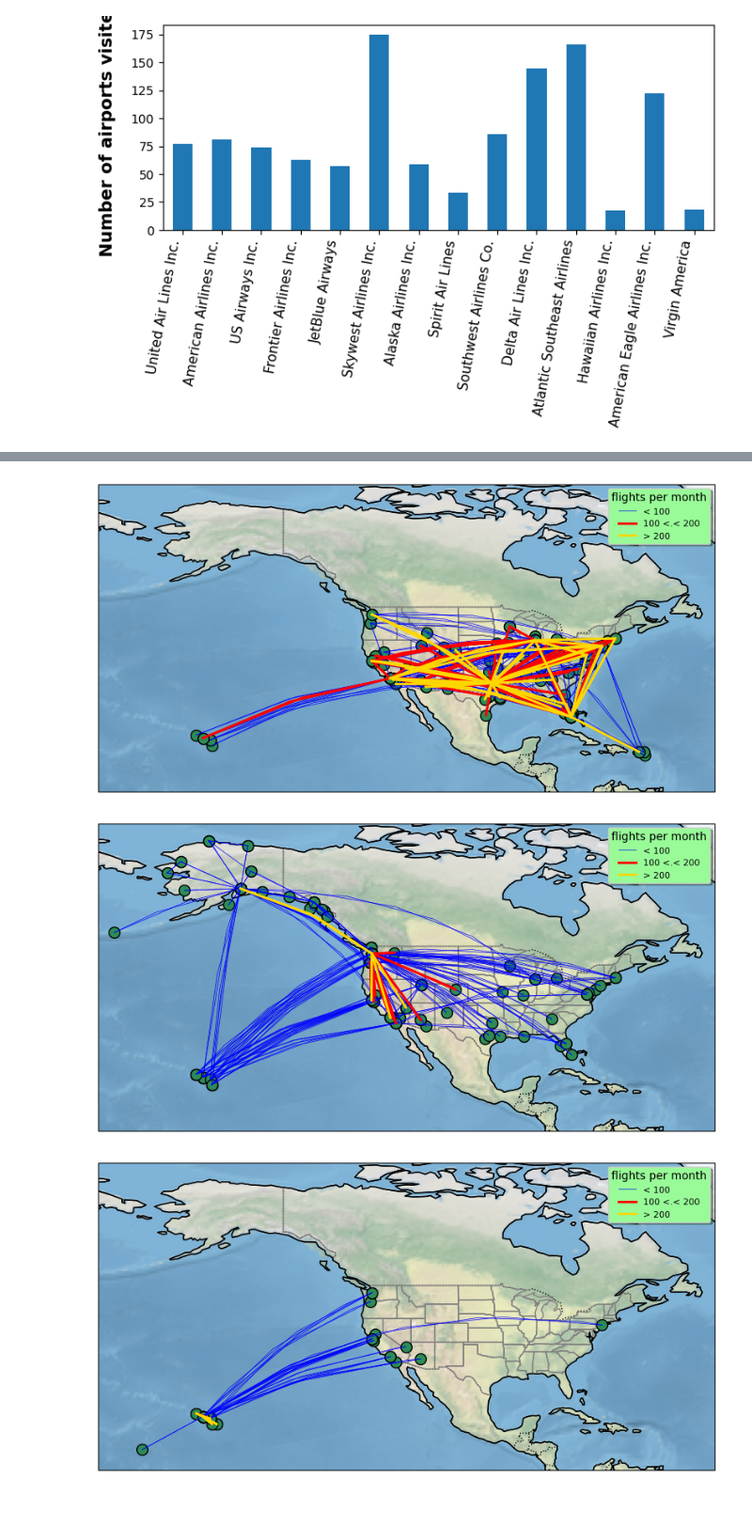
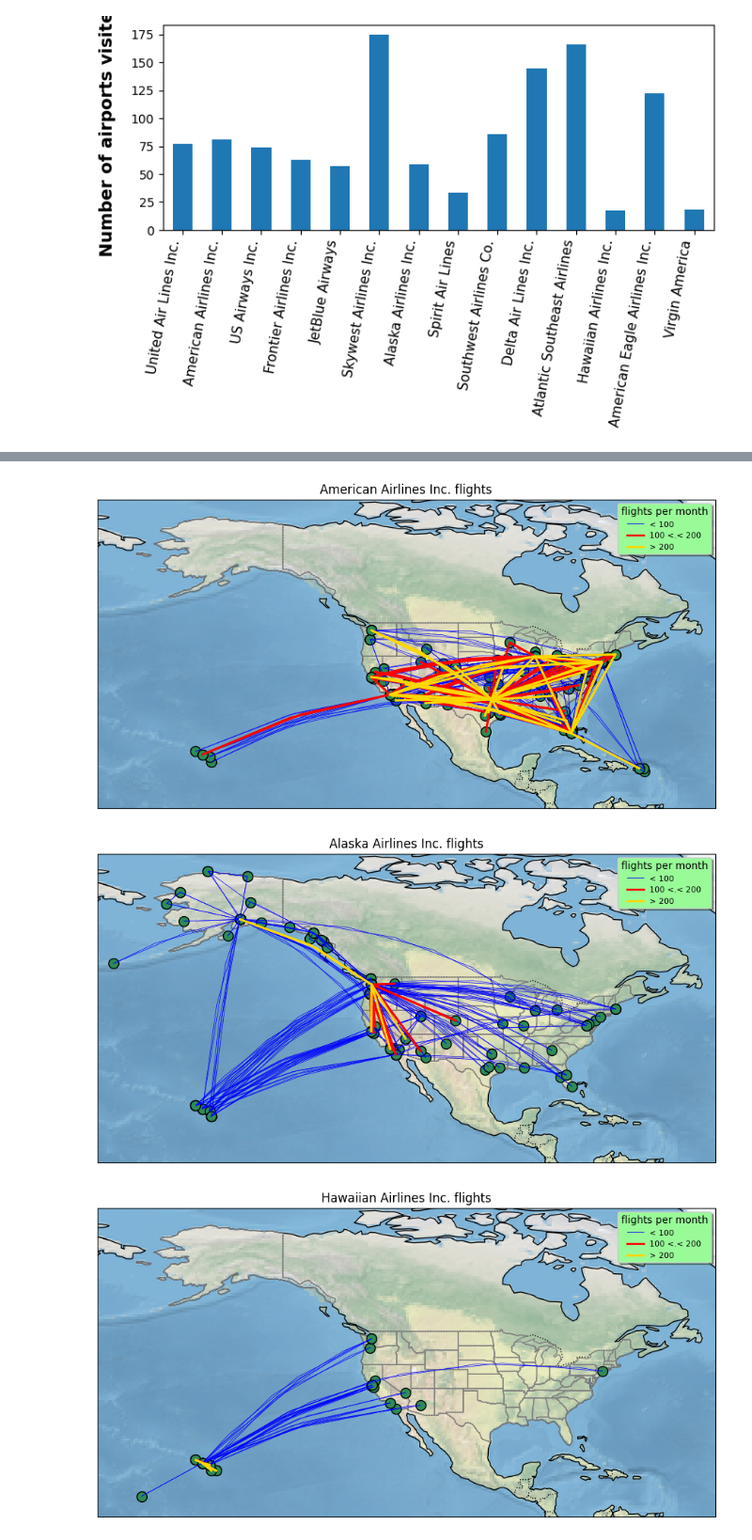
Before and after one commit to arvind-maurya/IIML_Group_Project, a Jupyter notebook: Predicting_flight_delays.ipynb, the cells around one changed output, grey strips where cells are left out. Shown at 94% size. Drawn from its saved outputs; the diff is of its cells as text; code cells hidden in the pictures; blank space fills up the shorter version.

```diff
--- a/Predicting_flight_delays.ipynb
+++ b/Predicting_flight_delays.ipynb
@@ -872,7 +889,7 @@ from collections import OrderedDict
 warnings.filterwarnings("ignore")
 
 def make_map(df, carrier, long_min, long_max, lat_min, lat_max):
-    fig = plt.figure(figsize=(10, 10))
+    fig = plt.figure(figsize=(11, 11))
     # ax = fig.add_axes([0., 0., .5, .5])
     ax = plt.axes(projection=ccrs.PlateCarree())
     ax.stock_img()
@@ -912,36 +929,34 @@ def make_map(df, carrier, long_min, long_max, lat_min, lat_max):
         else:
             ax.plot([nylon, lonlon], [nylat, lonlat], linewidth=2, color='gold',
                     transform=ccrs.Geodetic(), label='> 200')
 
     handles, labels = ax.get_legend_handles_labels()
     by_label = OrderedDict(zip(labels, handles))
     key_order = ('< 100', '100 <.< 200', '> 200')
     new_label = OrderedDict()
     for key in key_order:
         if key not in by_label.keys():
             continue
         new_label[key] = by_label[key]
     ax.legend(new_label.values(), new_label.keys(), loc='best', prop={'size': 8},
               title='flights per month', facecolor='palegreen',
               shadow=True, frameon=True, framealpha=1)
 
-    ax.coastlines()
-    ax.add_feature(ccrs.cartopy.feature.LAND, edgecolor='black')
-    # ax.set_title('{} flights'.format(abbr_companies[carrier]))
+    ax.set_title('{} flights'.format(abbr_companies[carrier]))
 
     plt.show()
 
 # # Call the function with your data
 # # make_map(flights_df, 'YourCarrierCode', long_min, long_max, lat_min, lat_max)
 
 coord = dict()
 coord['AA'] = [-180, -50, 10, 75]
 coord['AS'] = [-180, -50, 10, 75]
 coord['HA'] = [-180, -50, 10, 75]
 
 for carrier in ['AA', 'AS', 'HA']:
     make_map(flights_df, carrier, *coord[carrier])
 # %% [output]
-[figure, old version]
+[figure, new version]
-[figure, old version]
+[figure, new version]
-[figure, old version]
+[figure, new version]
```
Also changed, not shown: parts of 36 cells of this notebook.
